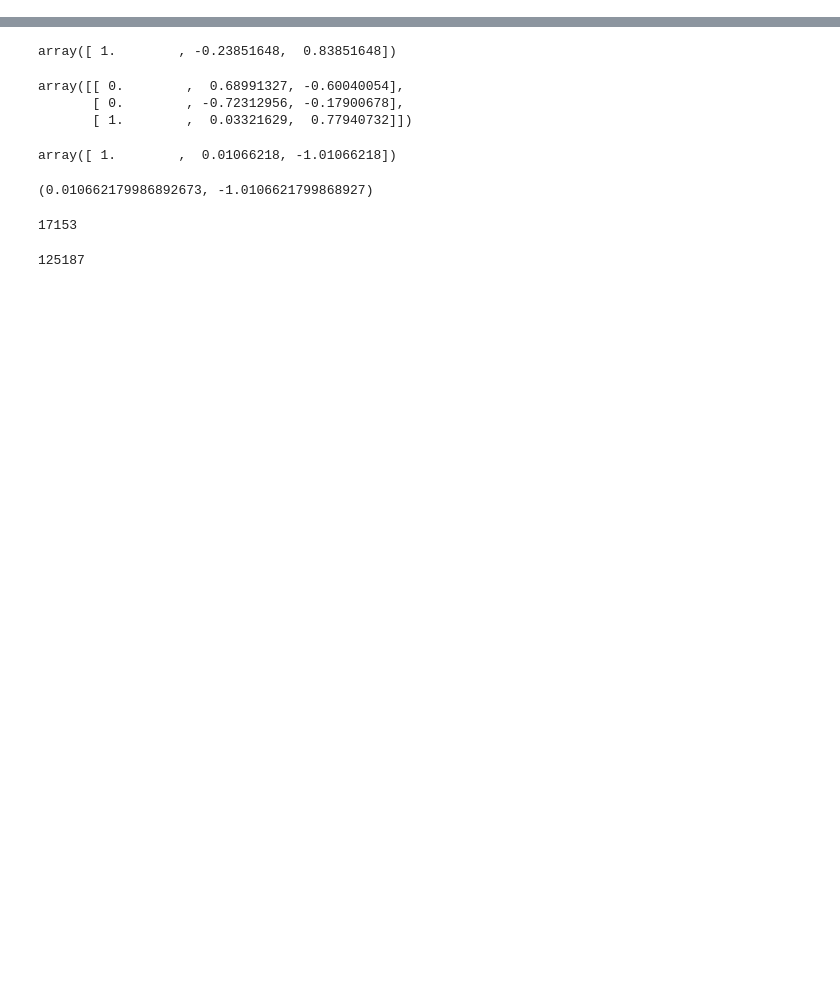
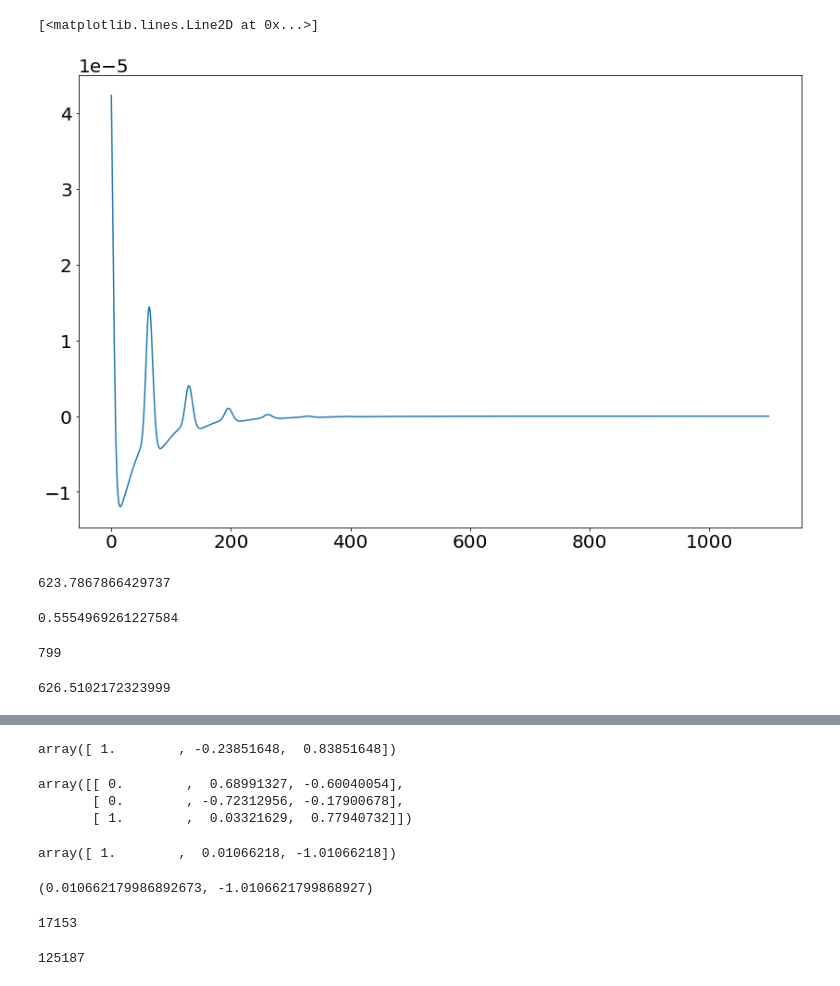
Before and after one commit to tooflesswulf/GenshinWishStats, a Jupyter notebook: wish_plots.ipynb, the cells around one changed output, grey strips where cells are left out. Cells and saved outputs as stored; diff of their text form; code cells hidden in the pictures; blank space fills up the shorter version.

```diff
--- a/wish_plots.ipynb
+++ b/wish_plots.ipynb
@@ -16,0 +122,5 @@ import distr
+# %%
+plt.plot(delts[400:])
+# %% [output]
+[<matplotlib.lines.Line2D at 0x...>]
+[figure, added]
@@ -16,0 +158,19 @@ import distr
+# %%
+x = np.arange(1500)
+dst = pmx_exact(x, 5)#/ np.sum(pmx_exact(x, 5))
+
+np.sum(x * dst)
+# %% [output]
+623.7867866429737
+# %%
+np.cumsum(dst)[625]
+# %% [output]
+0.5554969261227584
+# %%
+np.argmin(np.abs(np.cumsum(dst) - .8))
+# %% [output]
+799
+# %%
+w5hit_multi.mean * 5
+# %% [output]
+626.5102172323999
```
Also changed, not shown: parts of 99 cells of this notebook, 2 other files.
